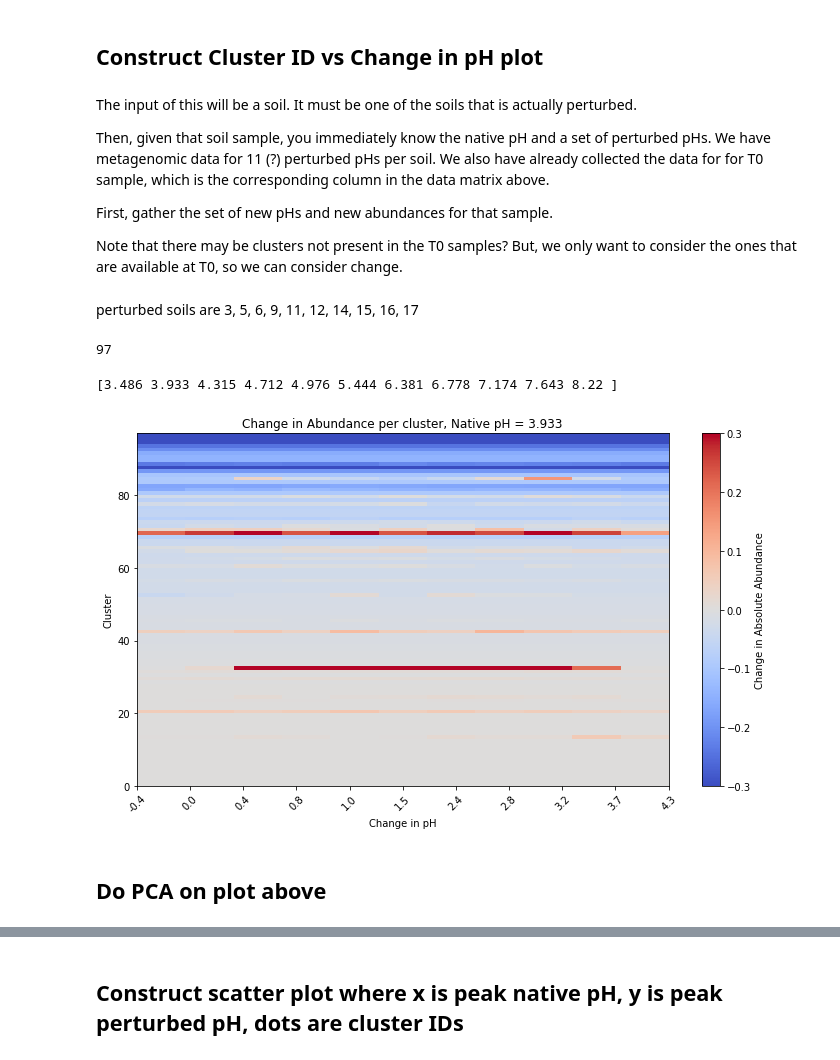
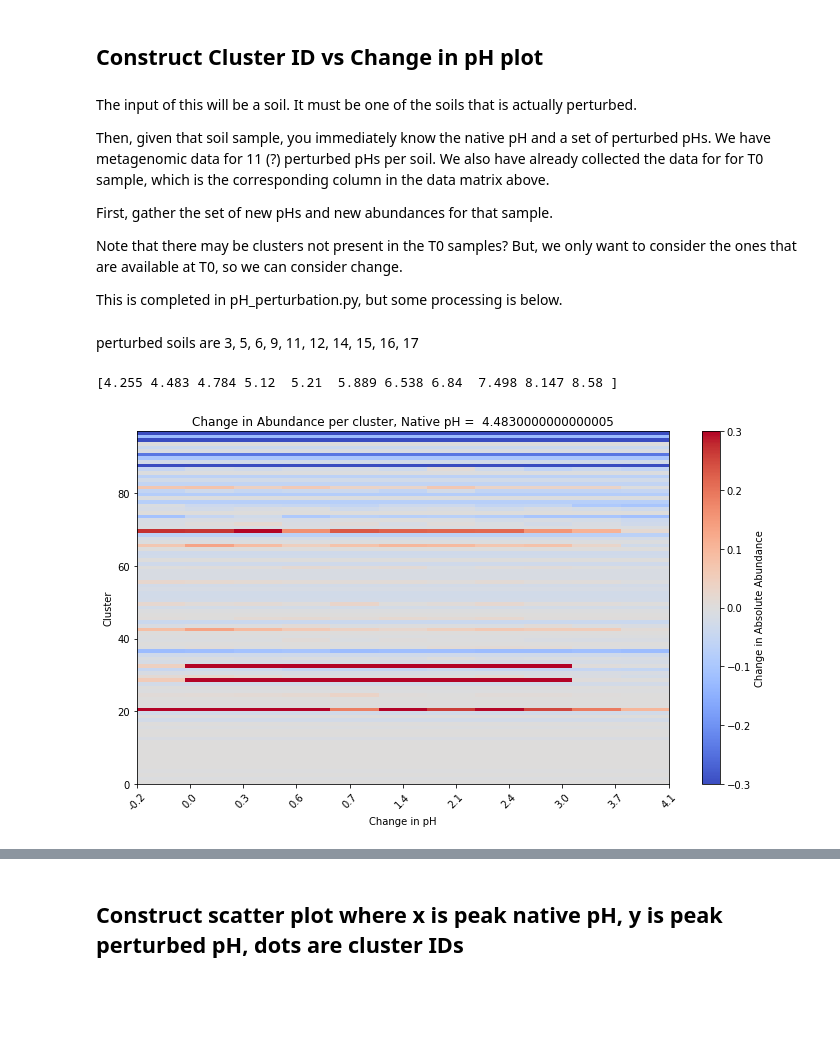
Before and after one commit to AddisonHowe/soil-metagenomics, a Jupyter notebook: organization.ipynb, the cells around one changed output, grey strips where cells are left out. Cells and saved outputs as stored; diff of their text form; code cells hidden in the pictures; blank space fills up the shorter version.

```diff
--- a/organization.ipynb
+++ b/organization.ipynb
@@ -270,11 +171,13 @@ plt.show()
 ## PCA on plot above
 # %%
 
+#try this:
+#nonneagive matrix factorization -- shows more signal when data is positive
 
 from sklearn.decomposition import PCA
 from sklearn.preprocessing import StandardScaler
 
-clustered_data = pd.read_csv('metagenomic_data/out/clustered_data_nar.tsv', sep='\t', header=None)
+clustered_data = pd.read_csv('out/clustered_data_nar.tsv', sep='\t', header=None)
 data = clustered_data.values
 
 scaler = StandardScaler()
@@ -288,7 +191,7 @@ principal_components = pca.fit_transform(scaled_data)
 
 # Generate colors based on row index
 row_indices = np.arange(principal_components.shape[0])
-colors = plt.cm.brg(row_indices / row_indices.max())
+colors = plt.cm.seismic(row_indices / row_indices.max())
 
 # Plot the first two principal components with row index labels
 plt.figure(figsize=(10, 8))
@@ -318,19 +221,6 @@ plt.ylabel('Principal Component 2 (26%)')
 plt.title('Zoomed In')
 plt.show()
 
-#plot again but zoomed in
-
-
-plt.figure(figsize=(10, 8))
-for i in range(principal_components.shape[0]):
-    if principal_components[i, 0] < 0 and principal_components[i, 1] < 0:
-        plt.scatter(principal_components[i, 0], principal_components[i, 1], color=colors[i])
-        plt.text(principal_components[i, 0], principal_components[i, 1], str(i), fontsize=8, ha='right', va='bottom')
-
-plt.xlabel('Principal Component 1 (42%)')
-plt.ylabel('Principal Component 2 (26%)')
-plt.title('Zoomed In')
-plt.show()
 
 for i, ratio in enumerate(pca.explained_variance_ratio_, start=1):
     print(f"Principal Component {i}: {ratio * 100:.2f}%")
@@ -350,6 +272,8 @@ Then, given that soil sample, you immediately know the native pH and a set of pe
 First, gather the set of new pHs and new abundances for that sample.
 
 Note that there may be clusters not present in the T0 samples? But, we only want to consider the ones that are available at T0, so we can consider change.
+
+This is completed in pH_perturbation.py, but some processing is below.
 # %% [markdown]
 perturbed soils are 3, 5, 6, 9, 11, 12, 14, 15, 16, 17
 # %%
@@ -398,21 +290,18 @@ np.savetxt("metagenomic_data/out/soil3data.tsv", data, delimiter = '\t', fmt = '
 # %%
-soil3data = pd.read_csv("metagenomic_data/out/soil3data.tsv",sep='\t',header=None)
-data = pd.read_csv("metagenomic_data/out/clustered_data_nar.tsv",sep='\t',header=None)
+soil3data = pd.read_csv("out/Soil11data.tsv",sep='\t',header=None)
+data = pd.read_csv("out/clustered_data_nar.tsv",sep='\t',header=None)
 soil3data = soil3data.values
 data = data.values
 
 #extract data from first column for T0, so that we can really talk about change
 
-#0 is special here, it is the index for soil3
-soil = 'Soil3'
+soil = 'Soil11'
 
+selected = [2, 4, 5, 8, 10, 11, 13, 14, 15, 16]
+#data = data[:, selected]
 soils = ['Soil3', 'Soil5', 'Soil6', 'Soil9', 'Soil11', 'Soil12', 'Soil14', 'Soil15', 'Soil16', 'Soil17']
 index = soils.index(soil)
 soil3_T0 = data[:, index]
-
-print(len(data))
-# %% [output]
-97
 # %%
 pHs = np.array(perturbed_pHs(soil))
 sorted_indices = np.argsort(pHs)
@@ -421,33 +310,31 @@ sorted_data = soil3data[:, sorted_indices]
 # %%
 print(sorted_pH)
 
-change_in_pH = sorted_pH
+change_in_pH = sorted_pH.copy()
 nativepH = native_pH(soil)
 
 for i in range(len(sorted_pH)):
     change_in_pH[i] = sorted_pH[i] - nativepH
 # %% [output]
-[3.486 3.933 4.315 4.712 4.976 5.444 6.381 6.778 7.174 7.643 8.22 ]
+[4.255 4.483 4.784 5.12  5.21  5.889 6.538 6.84  7.498 8.147 8.58 ]
 # %%
 change_in_abundance = sorted_data - soil3_T0[:,np.newaxis]
 # %%
 plt.figure(figsize=(10, 6))
 
 x = change_in_pH
 
 plt.imshow(change_in_abundance, aspect='auto', cmap='coolwarm', extent=[x[0], x[-1], 0, change_in_abundance.shape[0]], vmin = -0.3, vmax = 0.3)
 
 plt.xlabel('Change in pH')
 plt.ylabel('Cluster')
-plt.title('Change in Abundance per cluster, Native pH = 3.933')
+plt.title(f'Change in Abundance per cluster, Native pH =  {nativepH}')
 
 plt.colorbar(label='Change in Absolute Abundance')
 
 plt.xticks(ticks=np.linspace(x[0], x[-1], len(x)), labels=[f"{val:.1f}" for val in x], rotation=45)
 
 plt.tight_layout()
 plt.show()
 # %% [output]
-[figure, old version]
+[figure, new version]
-# %% [markdown]
-## Do PCA on plot above
```
Also changed, not shown: parts of 20 cells of this notebook, 8 other files.
